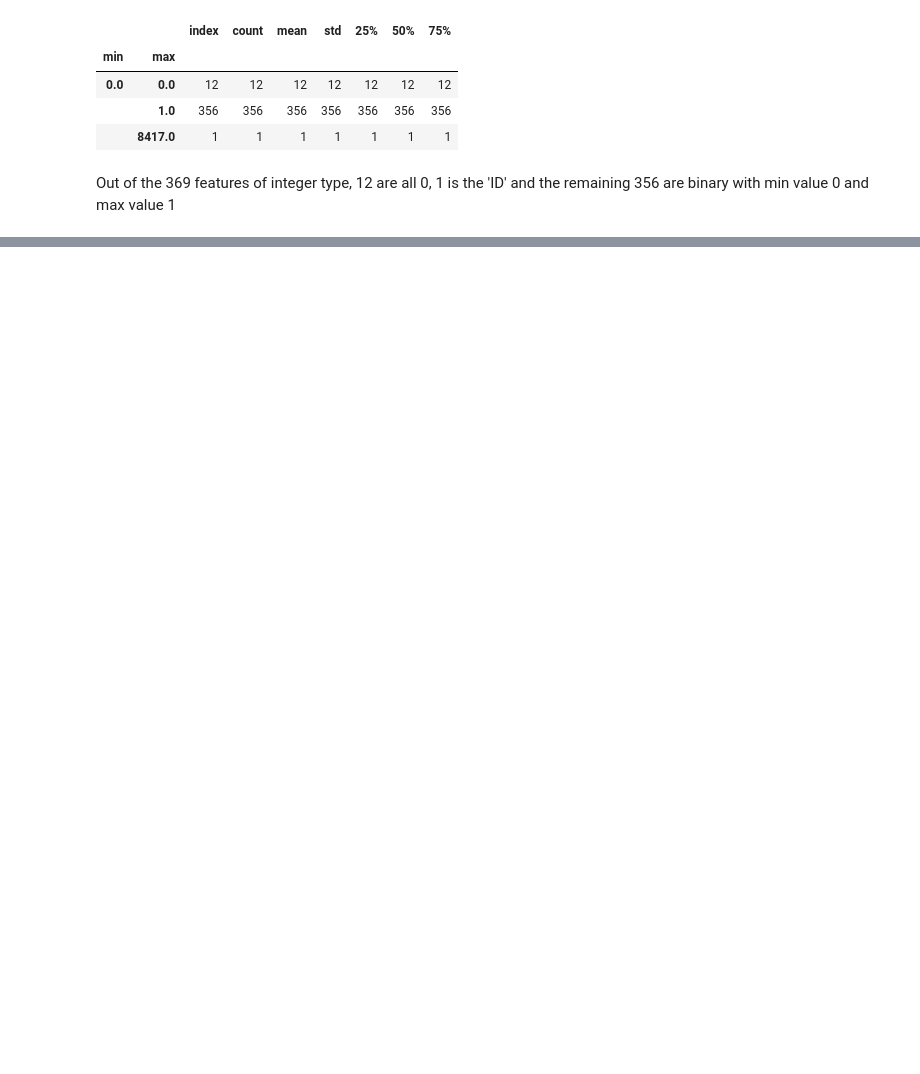
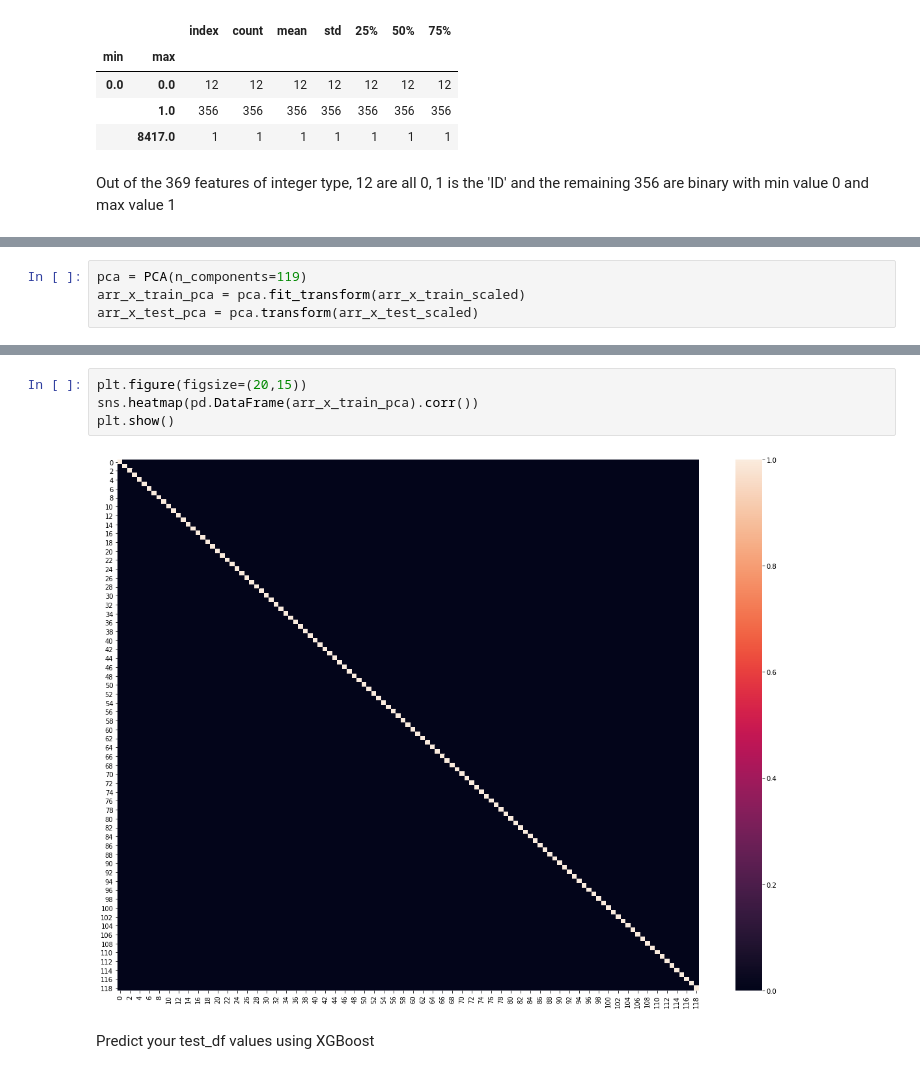
Before and after one commit to elismi/SimpliLearn, a Jupyter notebook: PGP AI/Course 4 - Machine Learning/Project 1 - Mercedes-Benz Greener Manufacturing/Project 1 - Mercedes-Benz Greener Manufacturing.ipynb, the cells around one changed output, grey strips where cells are left out. Drawn from its saved outputs; the diff is of its cells as text; blank space fills up the shorter version.

```diff
--- a/PGP AI/Course 4 - Machine Learning/Project 1 - Mercedes-Benz Greener Manufacturing/Project 1 - Mercedes-Benz Greener Manufacturing.ipynb
+++ b/PGP AI/Course 4 - Machine Learning/Project 1 - Mercedes-Benz Greener Manufacturing/Project 1 - Mercedes-Benz Greener Manufacturing.ipynb
@@ -61,0 +199,4 @@ Features with single value:  ['X11', 'X93', 'X107', 'X233', 'X235', 'X268', 'X28
+# %%
+pca = PCA(n_components=119)
+arr_x_train_pca = pca.fit_transform(arr_x_train_scaled)
+arr_x_test_pca = pca.transform(arr_x_test_scaled)
@@ -61,0 +210,8 @@ Features with single value:  ['X11', 'X93', 'X107', 'X233', 'X235', 'X268', 'X28
+# %%
+plt.figure(figsize=(20,15))
+sns.heatmap(pd.DataFrame(arr_x_train_pca).corr())
+plt.show()
+# %% [output]
+[figure, added]
+# %% [markdown]
+Predict your test_df values using XGBoost
```
Also changed, not shown: parts of 38 cells of this notebook.
